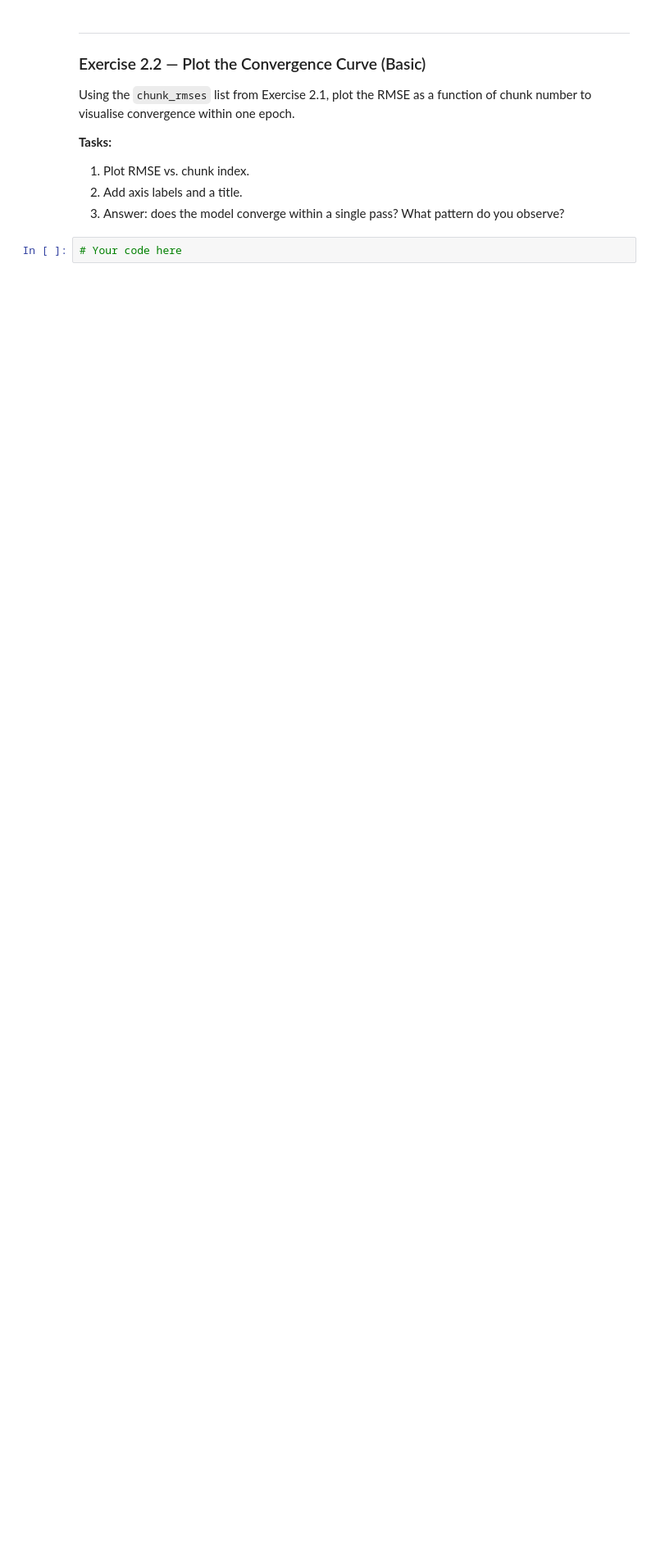
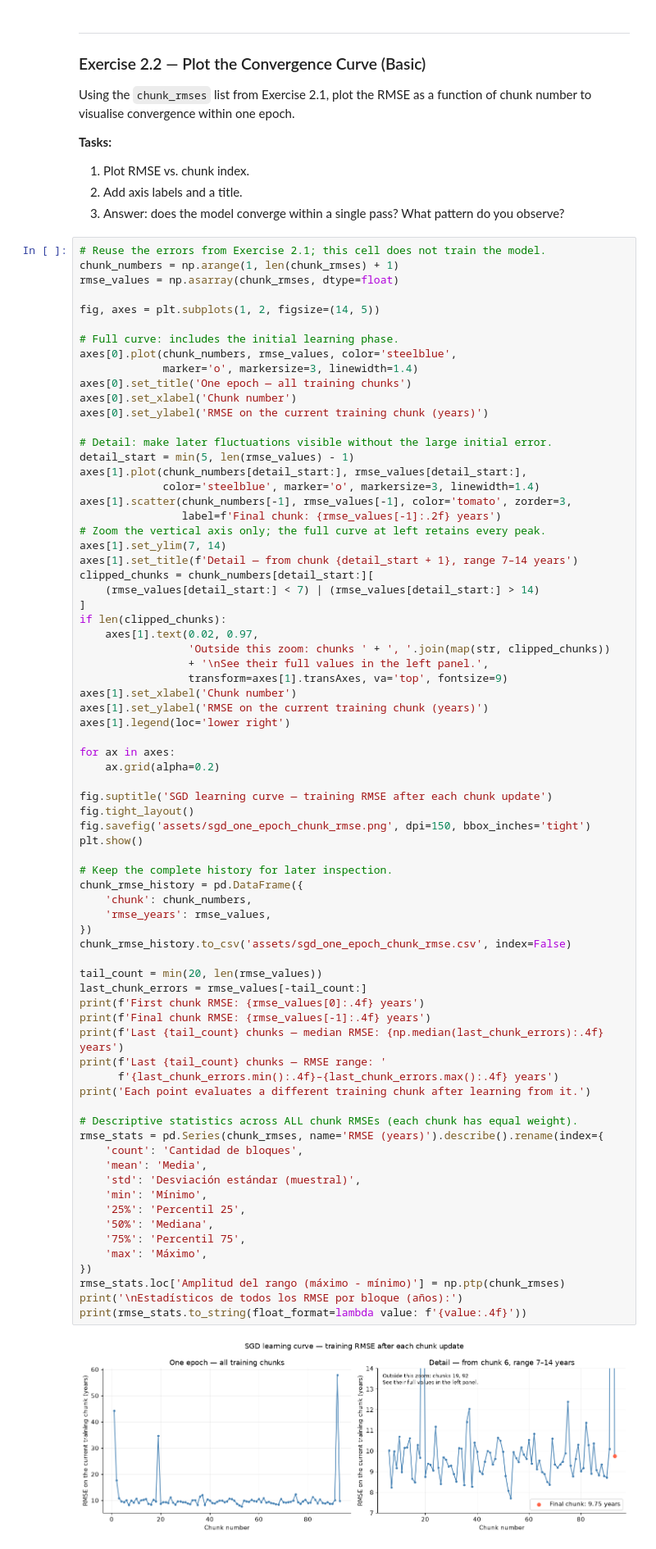
Before and after one commit to lenytacuri/ml-semana1, a Jupyter notebook: linear_regression.ipynb, the cells around one changed output. Shown at 82% size. Drawn from its saved outputs; the diff is of its cells as text; blank space fills up the shorter version.

```diff
--- a/linear_regression.ipynb
+++ b/linear_regression.ipynb
@@ -1314,4 +1387,77 @@ Using the `chunk_rmses` list from Exercise 2.1, plot the RMSE as a function of c
 2. Add axis labels and a title.
 3. Answer: does the model converge within a single pass? What pattern do you observe?
 # %%
-# Your code here
+# Reuse the errors from Exercise 2.1; this cell does not train the model.
+chunk_numbers = np.arange(1, len(chunk_rmses) + 1)
+rmse_values = np.asarray(chunk_rmses, dtype=float)
+
+fig, axes = plt.subplots(1, 2, figsize=(14, 5))
+
+# Full curve: includes the initial learning phase.
+axes[0].plot(chunk_numbers, rmse_values, color='steelblue',
+             marker='o', markersize=3, linewidth=1.4)
+axes[0].set_title('One epoch — all training chunks')
+axes[0].set_xlabel('Chunk number')
+axes[0].set_ylabel('RMSE on the current training chunk (years)')
+
+# Detail: make later fluctuations visible without the large initial error.
+detail_start = min(5, len(rmse_values) - 1)
+axes[1].plot(chunk_numbers[detail_start:], rmse_values[detail_start:],
+             color='steelblue', marker='o', markersize=3, linewidth=1.4)
+axes[1].scatter(chunk_numbers[-1], rmse_values[-1], color='tomato', zorder=3,
+                label=f'Final chunk: {rmse_values[-1]:.2f} years')
+# Zoom the vertical axis only; the full curve at left retains every peak.
+axes[1].set_ylim(7, 14)
+axes[1].set_title(f'Detail — from chunk {detail_start + 1}, range 7–14 years')
+clipped_chunks = chunk_numbers[detail_start:][
+    (rmse_values[detail_start:] < 7) | (rmse_values[detail_start:] > 14)
+]
+if len(clipped_chunks):
+    axes[1].text(0.02, 0.97,
+                 'Outside this zoom: chunks ' + ', '.join(map(str, clipped_chunks))
+                 + '\nSee their full values in the left panel.',
+                 transform=axes[1].transAxes, va='top', fontsize=9)
+axes[1].set_xlabel('Chunk number')
+axes[1].set_ylabel('RMSE on the current training chunk (years)')
+axes[1].legend(loc='lower right')
+
+for ax in axes:
+    ax.grid(alpha=0.2)
+
+fig.suptitle('SGD learning curve — training RMSE after each chunk update')
+fig.tight_layout()
+fig.savefig('assets/sgd_one_epoch_chunk_rmse.png', dpi=150, bbox_inches='tight')
+plt.show()
+
+# Keep the complete history for later inspection.
+chunk_rmse_history = pd.DataFrame({
+    'chunk': chunk_numbers,
+    'rmse_years': rmse_values,
+})
+chunk_rmse_history.to_csv('assets/sgd_one_epoch_chunk_rmse.csv', index=False)
+
+tail_count = min(20, len(rmse_values))
+last_chunk_errors = rmse_values[-tail_count:]
+print(f'First chunk RMSE: {rmse_values[0]:.4f} years')
+print(f'Final chunk RMSE: {rmse_values[-1]:.4f} years')
+print(f'Last {tail_count} chunks — median RMSE: {np.median(last_chunk_errors):.4f} years')
+print(f'Last {tail_count} chunks — RMSE range: '
+      f'{last_chunk_errors.min():.4f}–{last_chunk_errors.max():.4f} years')
+print('Each point evaluates a different training chunk after learning from it.')
+
+# Descriptive statistics across ALL chunk RMSEs (each chunk has equal weight).
+rmse_stats = pd.Series(chunk_rmses, name='RMSE (years)').describe().rename(index={
+    'count': 'Cantidad de bloques',
+    'mean': 'Media',
+    'std': 'Desviación estándar (muestral)',
+    'min': 'Mínimo',
+    '25%': 'Percentil 25',
+    '50%': 'Mediana',
+    '75%': 'Percentil 75',
+    'max': 'Máximo',
+})
+rmse_stats.loc['Amplitud del rango (máximo - mínimo)'] = np.ptp(chunk_rmses)
+print('\nEstadísticos de todos los RMSE por bloque (años):')
+print(rmse_stats.to_string(float_format=lambda value: f'{value:.4f}'))
+# %% [output]
+[figure, added]
```
Also changed, not shown: parts of 16 cells of this notebook, 16 other files.
